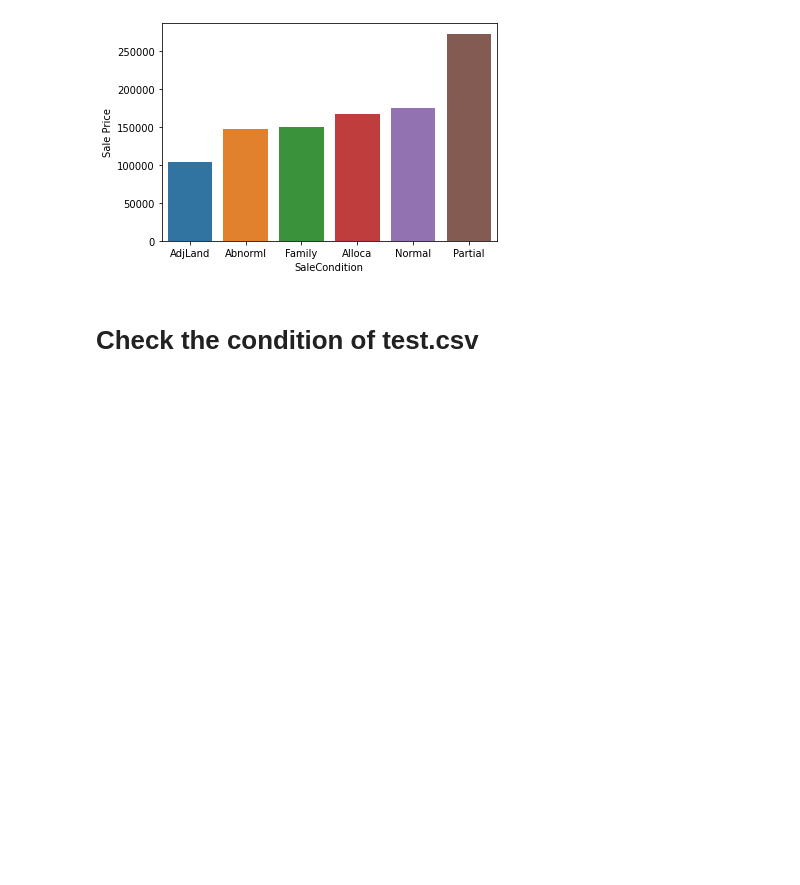
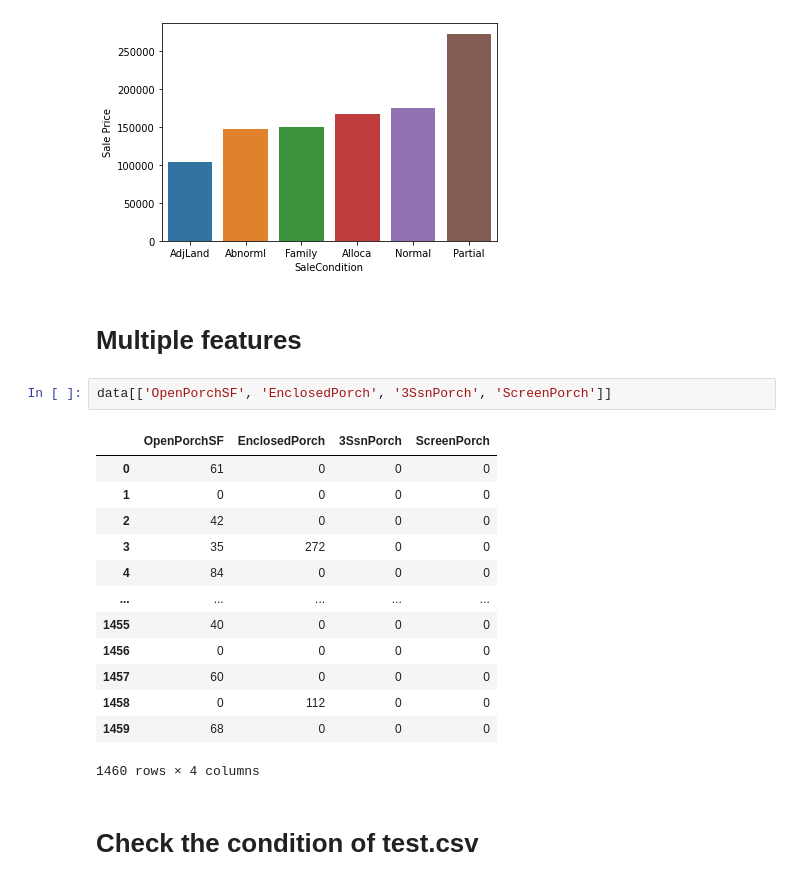
Before and after one commit to zrrddd/House_Prices, a Jupyter notebook: EDA.ipynb, the cells around one changed output. Drawn from its saved outputs; the diff is of its cells as text; blank space fills up the shorter version.

```diff
--- a/EDA.ipynb
+++ b/EDA.ipynb
@@ -1900,6 +1931,24 @@ plt.ylabel('Sale Price')
 # %% [output]
 Text(0, 0.5, 'Sale Price')
 [figure]
+# %% [markdown]
+# Multiple features
+# %%
+data[['OpenPorchSF', 'EnclosedPorch', '3SsnPorch', 'ScreenPorch']]
+# %% [output]
+|  | OpenPorchSF | EnclosedPorch | 3SsnPorch | ScreenPorch |
+| 0 | 61 | 0 | 0 | 0 |
+| 1 | 0 | 0 | 0 | 0 |
+| 2 | 42 | 0 | 0 | 0 |
+| 3 | 35 | 272 | 0 | 0 |
+| 4 | 84 | 0 | 0 | 0 |
+| ... | ... | ... | ... | ... |
+| 1455 | 40 | 0 | 0 | 0 |
+| 1456 | 0 | 0 | 0 | 0 |
+| 1457 | 60 | 0 | 0 | 0 |
+| 1458 | 0 | 112 | 0 | 0 |
+| 1459 | 68 | 0 | 0 | 0 |
+1460 rows × 4 columns
 # %% [markdown]
 # Check the condition of test.csv
 # %%
```
Also changed, not shown: parts of 12 cells of this notebook, 2 other files.
